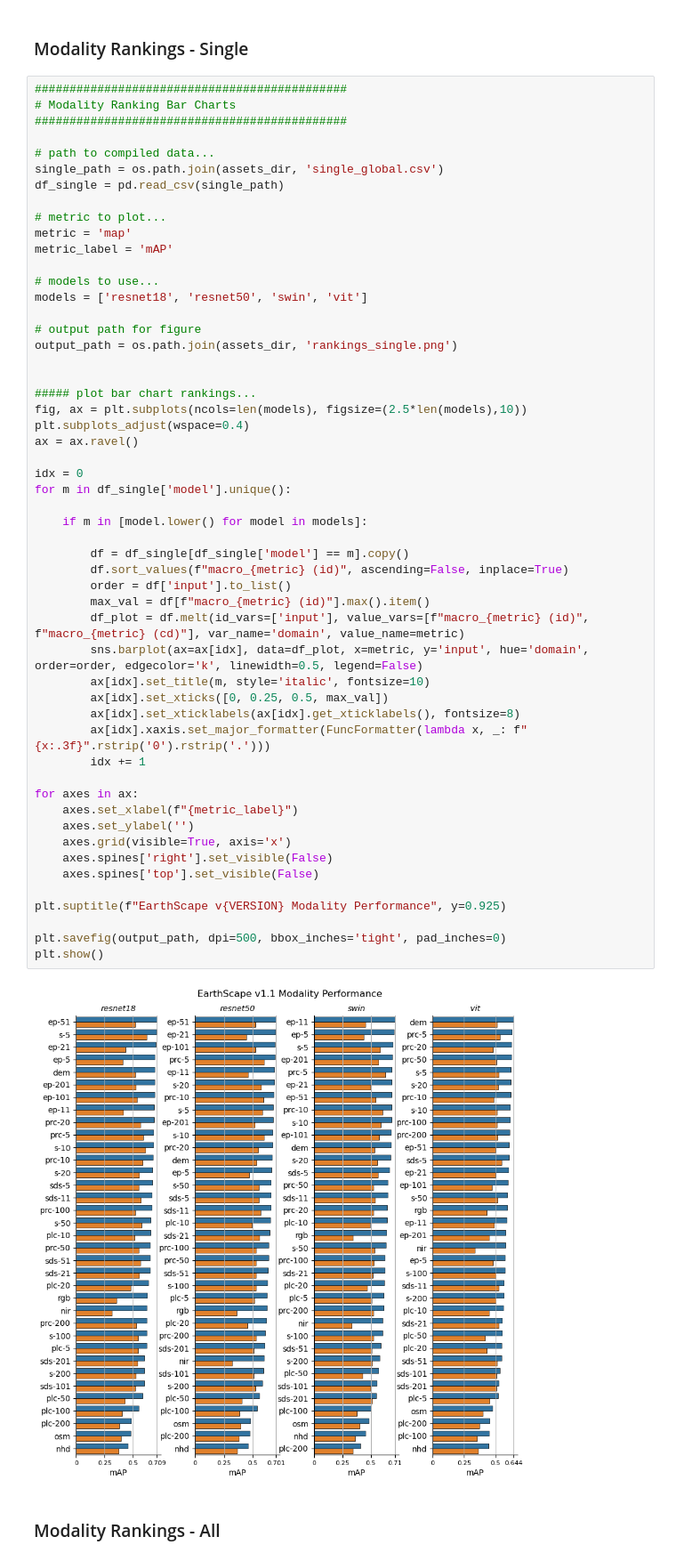
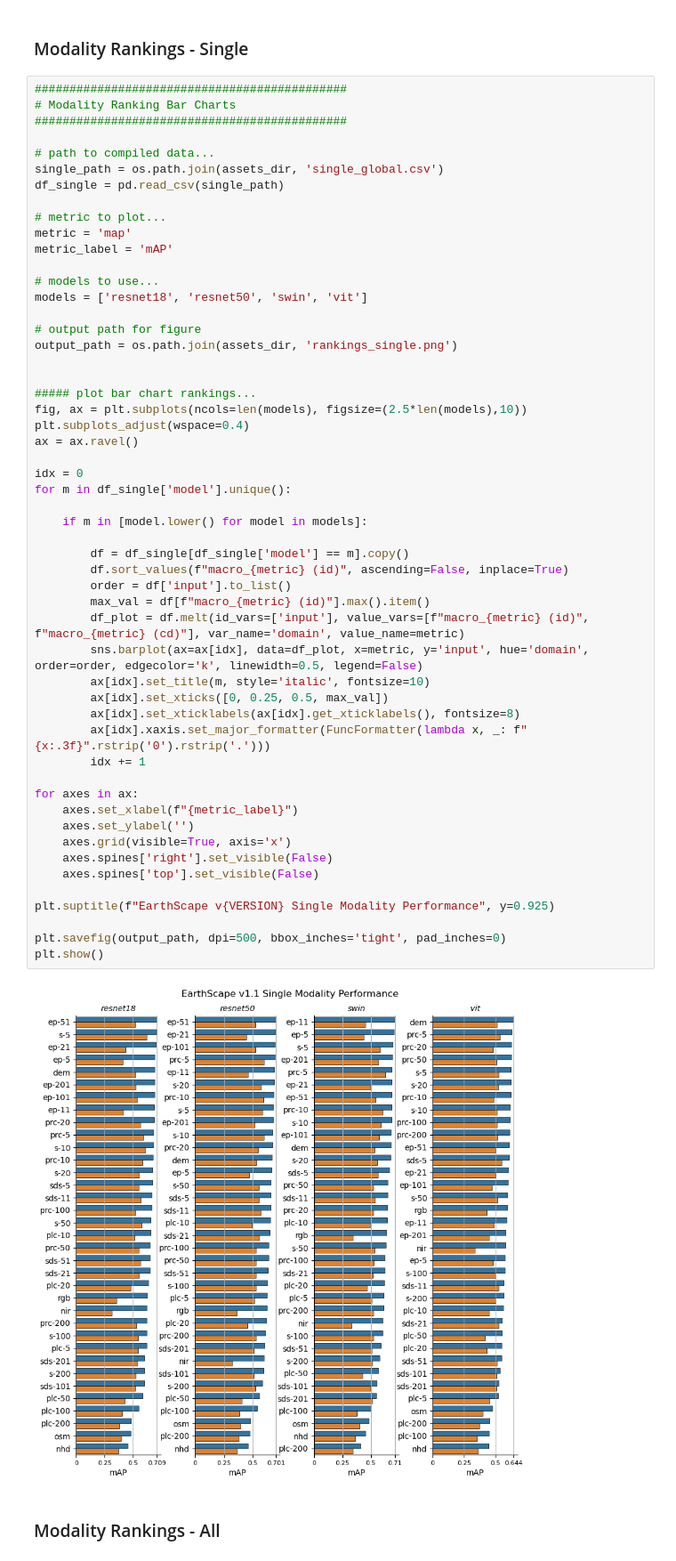
Before and after one commit to masseygeo/earthscape, a Jupyter notebook: notebooks/analysis_cls.ipynb, the cells around one changed output. Shown at 89% size. Drawn from its saved outputs; the diff is of its cells as text.

```diff
--- a/notebooks/analysis_cls.ipynb
+++ b/notebooks/analysis_cls.ipynb
@@ -286,35 +290,35 @@ plt.subplots_adjust(wspace=0.4)
 ax = ax.ravel()
 
 idx = 0
 for m in df_single['model'].unique():
 
     if m in [model.lower() for model in models]:
 
         df = df_single[df_single['model'] == m].copy()
         df.sort_values(f"macro_{metric} (id)", ascending=False, inplace=True)
         order = df['input'].to_list()
         max_val = df[f"macro_{metric} (id)"].max().item()
         df_plot = df.melt(id_vars=['input'], value_vars=[f"macro_{metric} (id)", f"macro_{metric} (cd)"], var_name='domain', value_name=metric)
         sns.barplot(ax=ax[idx], data=df_plot, x=metric, y='input', hue='domain', order=order, edgecolor='k', linewidth=0.5, legend=False)
         ax[idx].set_title(m, style='italic', fontsize=10)
         ax[idx].set_xticks([0, 0.25, 0.5, max_val])
         ax[idx].set_xticklabels(ax[idx].get_xticklabels(), fontsize=8)
         ax[idx].xaxis.set_major_formatter(FuncFormatter(lambda x, _: f"{x:.3f}".rstrip('0').rstrip('.')))
         idx += 1
 
 for axes in ax:
     axes.set_xlabel(f"{metric_label}")
     axes.set_ylabel('')
     axes.grid(visible=True, axis='x')
     axes.spines['right'].set_visible(False)
     axes.spines['top'].set_visible(False)
 
-plt.suptitle(f"EarthScape v{VERSION} Modality Performance", y=0.925)
+plt.suptitle(f"EarthScape v{VERSION} Single Modality Performance", y=0.925)
 
 plt.savefig(output_path, dpi=500, bbox_inches='tight', pad_inches=0)
 plt.show()
 # %% [output]
-[figure, old version]
+[figure, new version]
 # %% [markdown]
 ### Modality Rankings - All
 # %%
```
Also changed, not shown: parts of 21 cells of this notebook, 19 other files.
